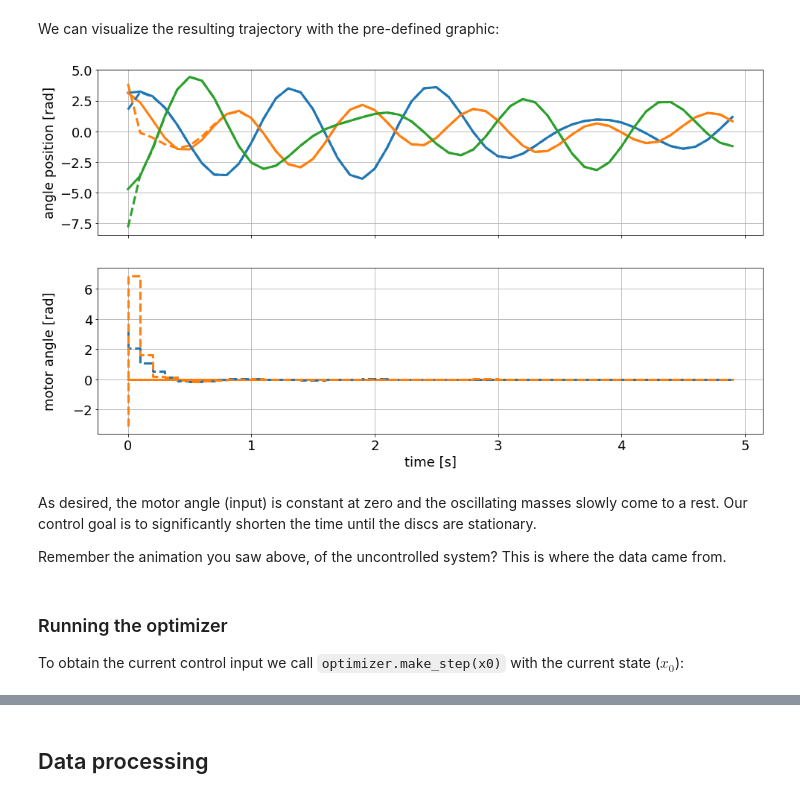
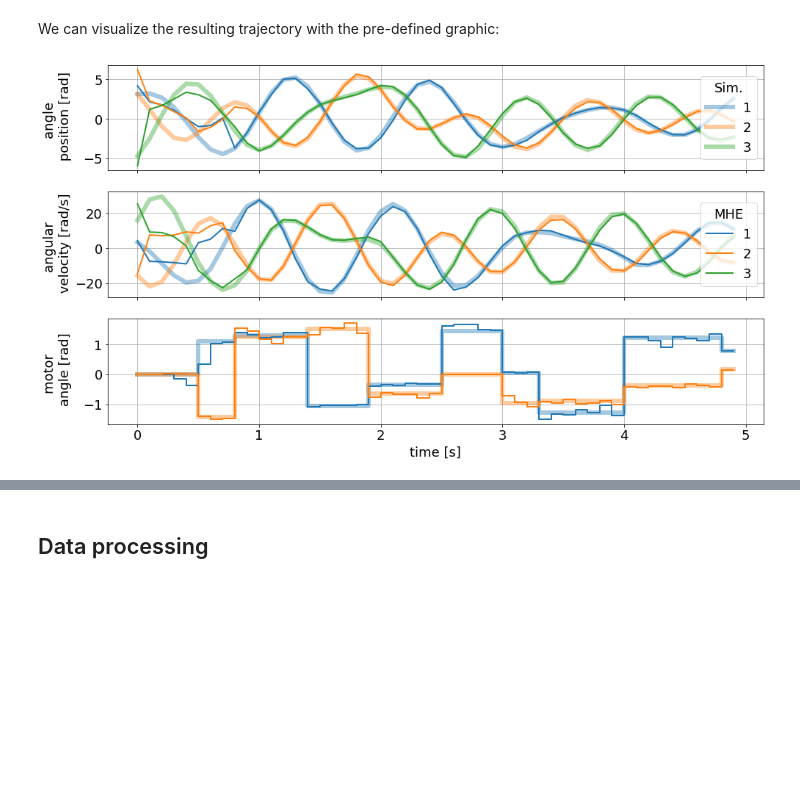
Before and after one commit to do-mpc/do-mpc, a Jupyter notebook: new_version/docs/source/mhe_example.ipynb, the cells around one changed output, grey strips where cells are left out. Cells and saved outputs as stored; diff of their text form; code cells hidden in the pictures; blank space fills up the shorter version.

```diff
--- a/new_version/docs/source/mhe_example.ipynb
+++ b/new_version/docs/source/mhe_example.ipynb
@@ -152,3 +153,11 @@ mhe.set_p_fun(p_fun_mhe)
+# %%
+mhe.bounds['lower','_u', 'phi_m_1_set'] = -2*np.pi
+mhe.bounds['lower','_u', 'phi_m_2_set'] = -2*np.pi
+mhe.bounds['upper','_u', 'phi_m_1_set'] = 2*np.pi
+mhe.bounds['upper','_u', 'phi_m_2_set'] = 2*np.pi
+
+mhe._p_est_lb['Theta_1'] = 1e-6
+mhe._p_est_ub['Theta_1'] = 1e-3
 # %% [markdown]
 ### Setup
 # %%
@@ -206,7 +215,7 @@ The control loop consists of running the optimizer with the current state ($x_0$
 
 As discussed before, we setup a controller for regulating a triple-mass-spring system. To show some interesting control action we choose an arbitrary initial state $x_0\neq 0$:
 # %%
-x0 = np.pi*np.array([1, 1, -1.5, 1, -1, 1, 0, 0]).reshape(-1,1)
+x0 = np.pi*np.array([1, 1, -1.5, 1, -5, 5, 0, 0]).reshape(-1,1)
 # %%
 x0_mhe = x0*(1+0.5*np.random.randn(8,1))
 # %% [markdown]
@@ -235,8 +244,10 @@ Next, we create a `figure` and obtain its `axis` object. Matplotlib offers multi
 # %%
 %%capture
 # We just want to create the plot and not show it right now. This "inline magic" surpresses the output.
-fig, ax = plt.subplots(2, sharex=True, figsize=(16,9))
+fig, ax = plt.subplots(3, sharex=True, figsize=(16,9))
 fig.align_ylabels()
+
+fig_p, ax_p = plt.subplots(1, figsize=(16,4))
 # %% [markdown]
 Most important API element for setting up the `graphics` module is `graphics.add_line`, which mimics the API of `model.add_variable`, except that we also need to pass an `axis`.
 
@@ -247,14 +258,21 @@ Note that we are only configuring the `graphics` module without showing anything
 graphics.add_line(var_type='_x', var_name='phi_1', axis=ax[0])
 graphics.add_line(var_type='_x', var_name='phi_2', axis=ax[0])
 graphics.add_line(var_type='_x', var_name='phi_3', axis=ax[0])
-ax[0].set_ylabel('angle position [rad]')
+ax[0].set_ylabel('angle \n position [rad]')
+
+graphics.add_line(var_type='_x', var_name='dphi', axis=ax[1])
+ax[1].set_ylabel('angular \n velocity [rad/s]')
 
 # Plot the set motor positions (phi_m_1_set, phi_m_2_set) on the second axis:
-graphics.add_line(var_type='_u', var_name='phi_m_1_set', axis=ax[1])
-graphics.add_line(var_type='_u', var_name='phi_m_2_set', axis=ax[1])
-ax[1].set_ylabel('motor angle [rad]')
+graphics.add_line(var_type='_u', var_name='phi_m_1_set', axis=ax[2])
+graphics.add_line(var_type='_u', var_name='phi_m_2_set', axis=ax[2])
+ax[2].set_ylabel('motor \n angle [rad]')
 
-ax[1].set_xlabel('time [s]')
+ax[2].set_xlabel('time [s]')
+
+graphics.add_line(var_type='_p', var_name='Theta_1', axis=ax_p)
+graphics.add_line(var_type='_p', var_name='Theta_2', axis=ax_p)
+graphics.add_line(var_type='_p', var_name='Theta_3', axis=ax_p)
 # %% [markdown]
 ### Running the simulator
 We start investigating the **do mpc** simulator and the `graphics` package by simulating the autonomous system without control inputs ($u = 0$). This can be done as follows:
@@ -299,16 +293,11 @@ DM(
 We can visualize the resulting trajectory with the pre-defined graphic:
 # %%
 graphics.reset_axes()
-graphics.plot_results(simulator.data, linewid)
-graphics.plot_results(mhe.data, linestyle='--')
+sim_lines = graphics.plot_results(simulator.data, linewidth = 6, alpha =0.4, linestyle='-')
+ax[0].legend(sim_lines[:3], '123', title='Sim.', loc='center right')
+mhe_lines = graphics.plot_results(mhe.data, linewidth = 2, alpha = 1, linestyle='-')
+ax[1].legend(mhe_lines[:3], '123', title='MHE', loc='center right')
 # Show the figure:
 fig
 # %% [output]
-[figure, old version]
+[figure, new version]
-# %% [markdown]
-As desired, the motor angle (input) is constant at zero and the oscillating masses slowly come to a rest. Our control goal is to significantly shorten the time until the discs are stationary.
-
-Remember the animation you saw above, of the uncontrolled system? This is where the data came from.
-# %% [markdown]
-### Running the optimizer
-To obtain the current control input we call `optimizer.make_step(x0)` with the current state ($x_0$):
```
Also changed, not shown: parts of 19 cells of this notebook, 2 other files.
